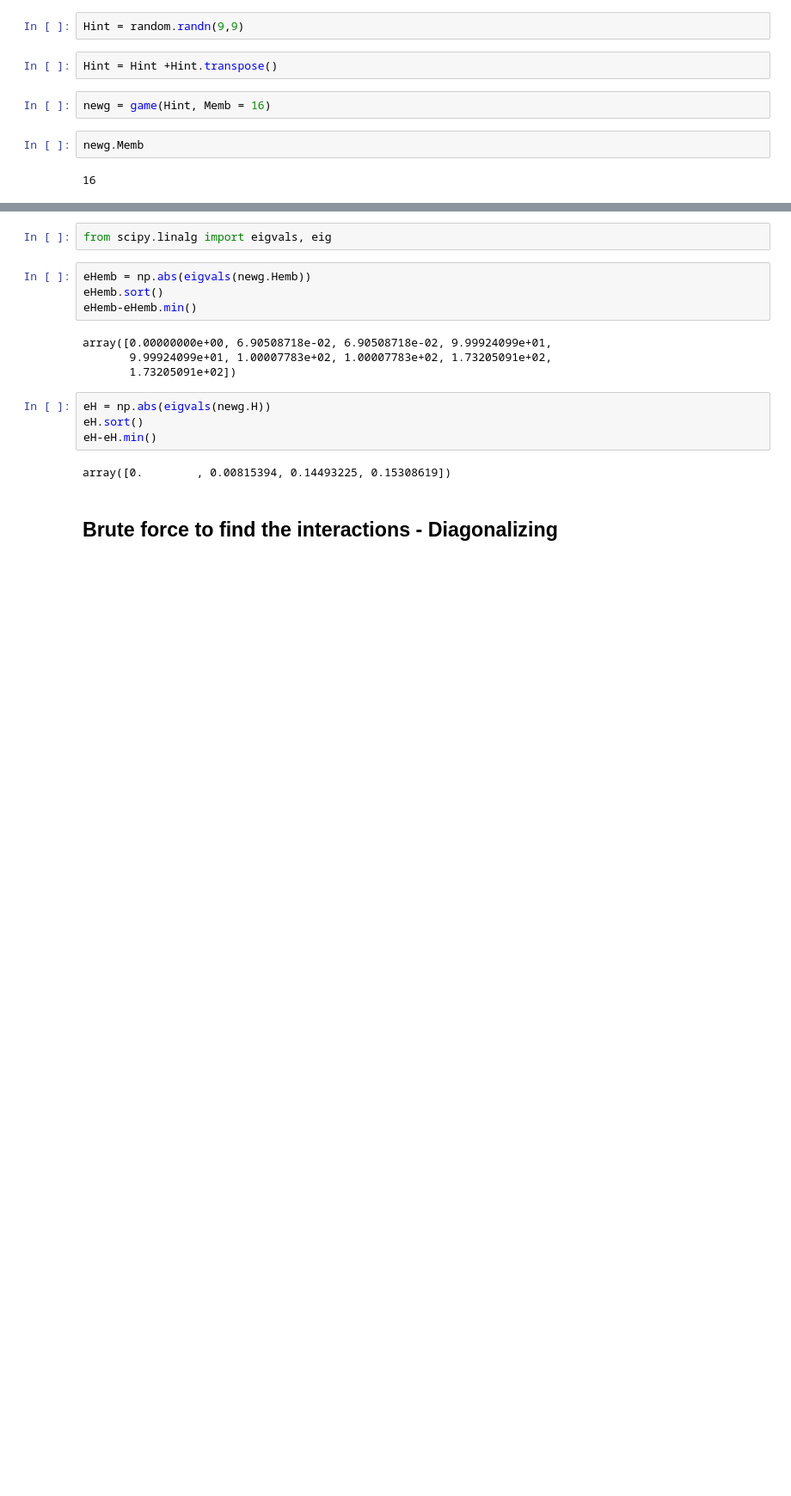
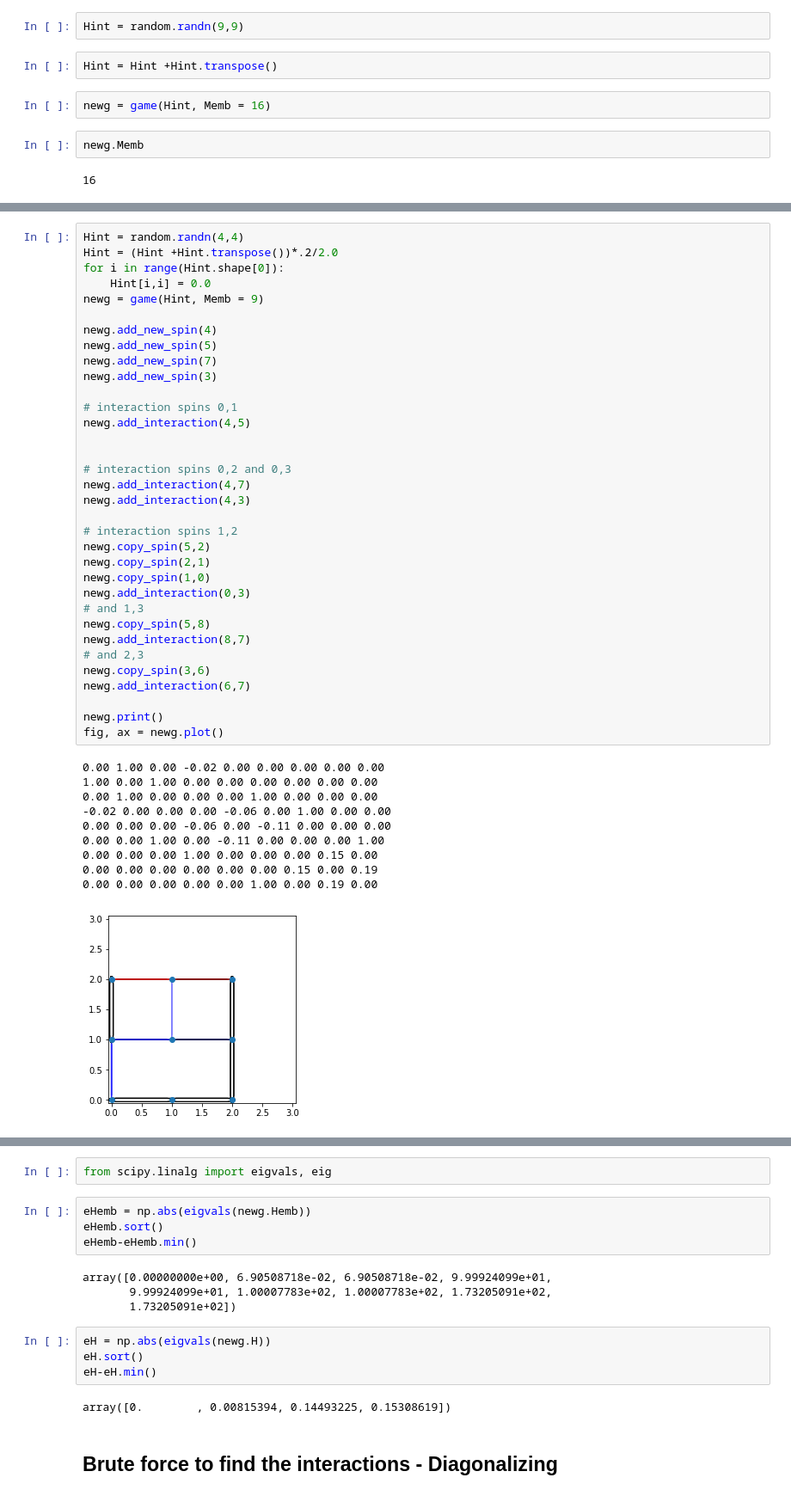
Before and after one commit to p-serna/game_embeddings, a Jupyter notebook: GameofEmbeddings.ipynb, the cells around one changed output, grey strips where cells are left out. Shown at 86% size. Cells and saved outputs as stored; diff of their text form; blank space fills up the shorter version.

Commit message:
Finished game
added score and actions

```diff
--- a/GameofEmbeddings.ipynb
+++ b/GameofEmbeddings.ipynb
@@ -268 +285,46 @@ fig, ax = newg.plot()
 [figure]
+# %%
+Hint = random.randn(4,4)
+Hint = (Hint +Hint.transpose())*.2/2.0
+for i in range(Hint.shape[0]):
+    Hint[i,i] = 0.0
+newg = game(Hint, Memb = 9)
+
+newg.add_new_spin(4)
+newg.add_new_spin(5)
+newg.add_new_spin(7)
+newg.add_new_spin(3)
+
+# interaction spins 0,1
+newg.add_interaction(4,5)
+
+
+# interaction spins 0,2 and 0,3
+newg.add_interaction(4,7)
+newg.add_interaction(4,3)
+
+# interaction spins 1,2
+newg.copy_spin(5,2)
+newg.copy_spin(2,1)
+newg.copy_spin(1,0)
+newg.add_interaction(0,3)
+# and 1,3
+newg.copy_spin(5,8)
+newg.add_interaction(8,7)
+# and 2,3
+newg.copy_spin(3,6)
+newg.add_interaction(6,7)
+
+newg.print()
+fig, ax = newg.plot()
+# %% [output]
+0.00 1.00 0.00 -0.02 0.00 0.00 0.00 0.00 0.00
+1.00 0.00 1.00 0.00 0.00 0.00 0.00 0.00 0.00
+0.00 1.00 0.00 0.00 0.00 1.00 0.00 0.00 0.00
+-0.02 0.00 0.00 0.00 -0.06 0.00 1.00 0.00 0.00
+0.00 0.00 0.00 -0.06 0.00 -0.11 0.00 0.00 0.00
+0.00 0.00 1.00 0.00 -0.11 0.00 0.00 0.00 1.00
+0.00 0.00 0.00 1.00 0.00 0.00 0.00 0.15 0.00
+0.00 0.00 0.00 0.00 0.00 0.00 0.15 0.00 0.19
+0.00 0.00 0.00 0.00 0.00 1.00 0.00 0.19 0.00
+[figure, added]
```
Also changed, not shown: parts of 7 cells of this notebook.
